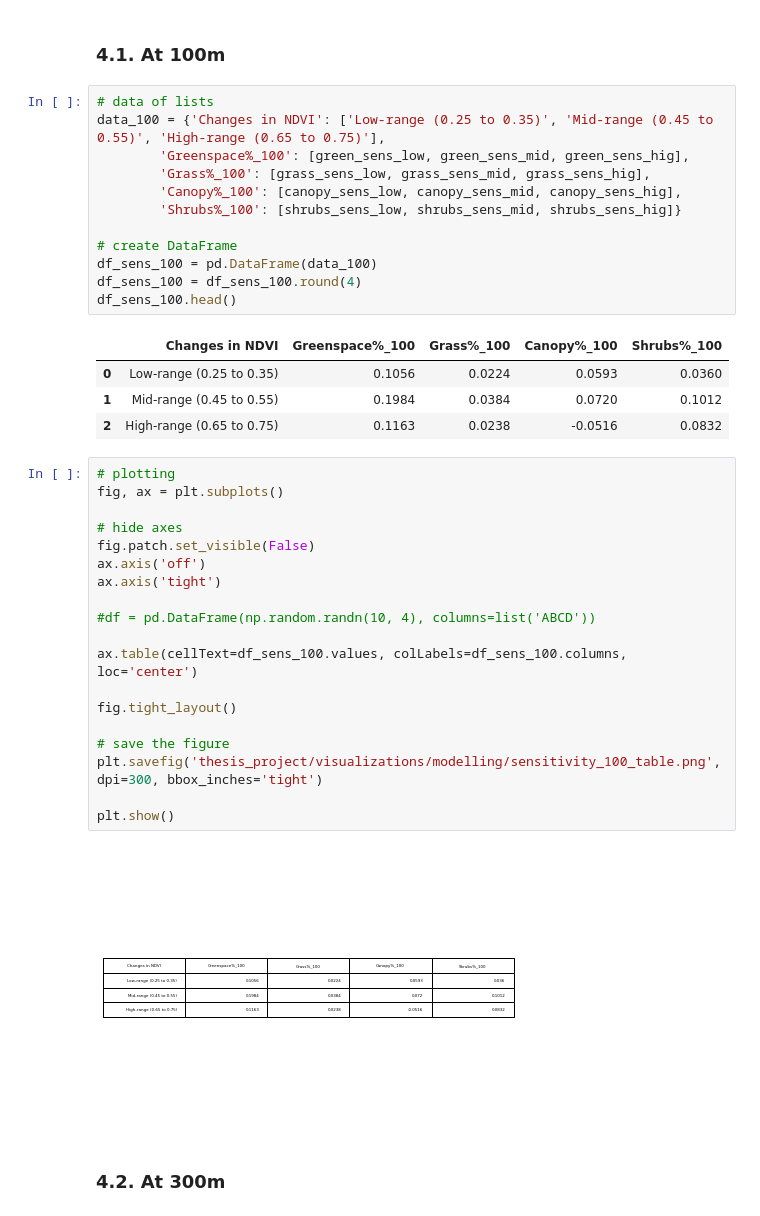
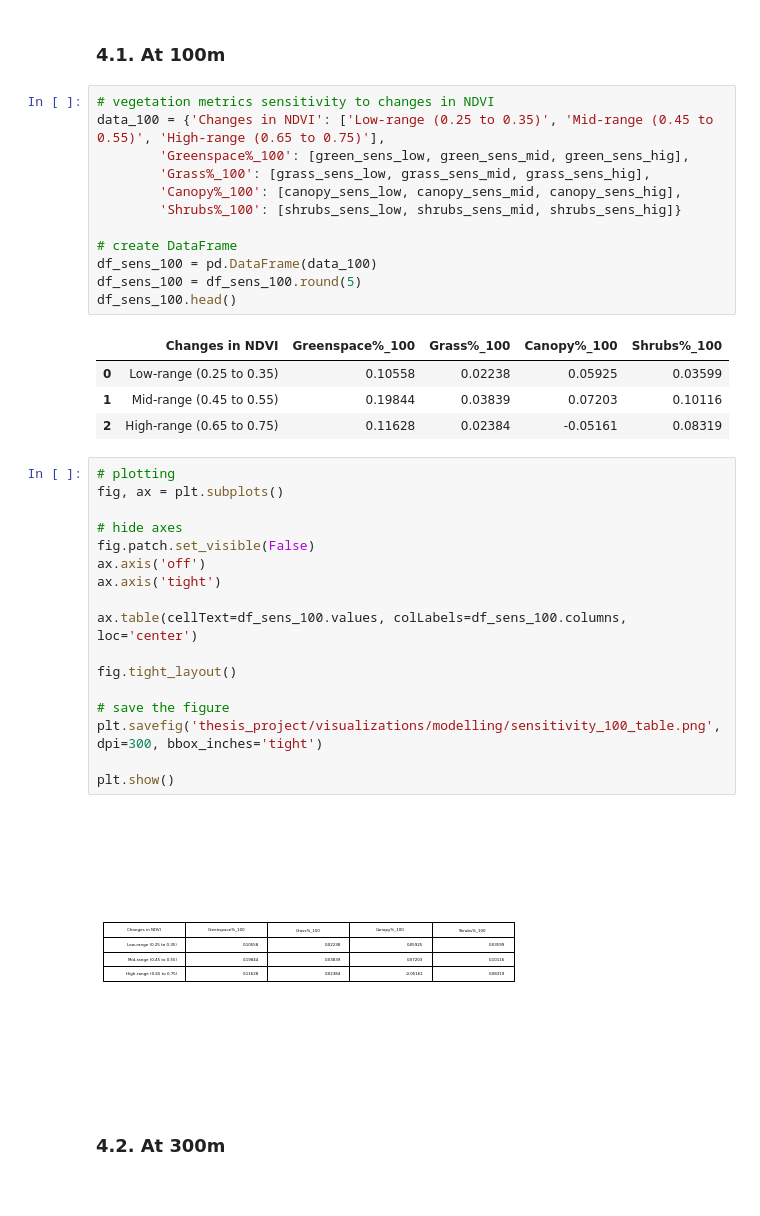
Before and after one commit to alexdelai/NDVI-dimist, a Jupyter notebook: greenspace_modelling.ipynb, the cells around one changed output. Cells and saved outputs as stored; diff of their text form.

```diff
--- a/greenspace_modelling.ipynb
+++ b/greenspace_modelling.ipynb
@@ -2088,22 +2246,22 @@ plt.show()
 # %% [markdown]
 ### 4.1. At 100m
 # %%
-# data of lists
+# vegetation metrics sensitivity to changes in NDVI
 data_100 = {'Changes in NDVI': ['Low-range (0.25 to 0.35)', 'Mid-range (0.45 to 0.55)', 'High-range (0.65 to 0.75)'],
         'Greenspace%_100': [green_sens_low, green_sens_mid, green_sens_hig],
         'Grass%_100': [grass_sens_low, grass_sens_mid, grass_sens_hig],
         'Canopy%_100': [canopy_sens_low, canopy_sens_mid, canopy_sens_hig],
         'Shrubs%_100': [shrubs_sens_low, shrubs_sens_mid, shrubs_sens_hig]}
 
 # create DataFrame
 df_sens_100 = pd.DataFrame(data_100)
-df_sens_100 = df_sens_100.round(4)
+df_sens_100 = df_sens_100.round(5)
 df_sens_100.head()
 # %% [output]
 |  | Changes in NDVI | Greenspace%_100 | Grass%_100 | Canopy%_100 | Shrubs%_100 |
-| 0 | Low-range (0.25 to 0.35) | 0.1056 | 0.0224 | 0.0593 | 0.0360 |
-| 1 | Mid-range (0.45 to 0.55) | 0.1984 | 0.0384 | 0.0720 | 0.1012 |
-| 2 | High-range (0.65 to 0.75) | 0.1163 | 0.0238 | -0.0516 | 0.0832 |
+| 0 | Low-range (0.25 to 0.35) | 0.10558 | 0.02238 | 0.05925 | 0.03599 |
+| 1 | Mid-range (0.45 to 0.55) | 0.19844 | 0.03839 | 0.07203 | 0.10116 |
+| 2 | High-range (0.65 to 0.75) | 0.11628 | 0.02384 | -0.05161 | 0.08319 |
 # %%
 # plotting
 fig, ax = plt.subplots()
@@ -2113,8 +2271,6 @@ fig.patch.set_visible(False)
 ax.axis('off')
 ax.axis('tight')
 
-#df = pd.DataFrame(np.random.randn(10, 4), columns=list('ABCD'))
-
 ax.table(cellText=df_sens_100.values, colLabels=df_sens_100.columns, loc='center')
 
 fig.tight_layout()
@@ -2124,7 +2280,7 @@ plt.savefig('thesis_project/visualizations/modelling/sensitivity_100_table.png',
 
 plt.show()
 # %% [output]
-[figure, old version]
+[figure, new version]
 # %% [markdown]
 ### 4.2. At 300m
 # %%
```
Also changed, not shown: parts of 29 cells of this notebook.
